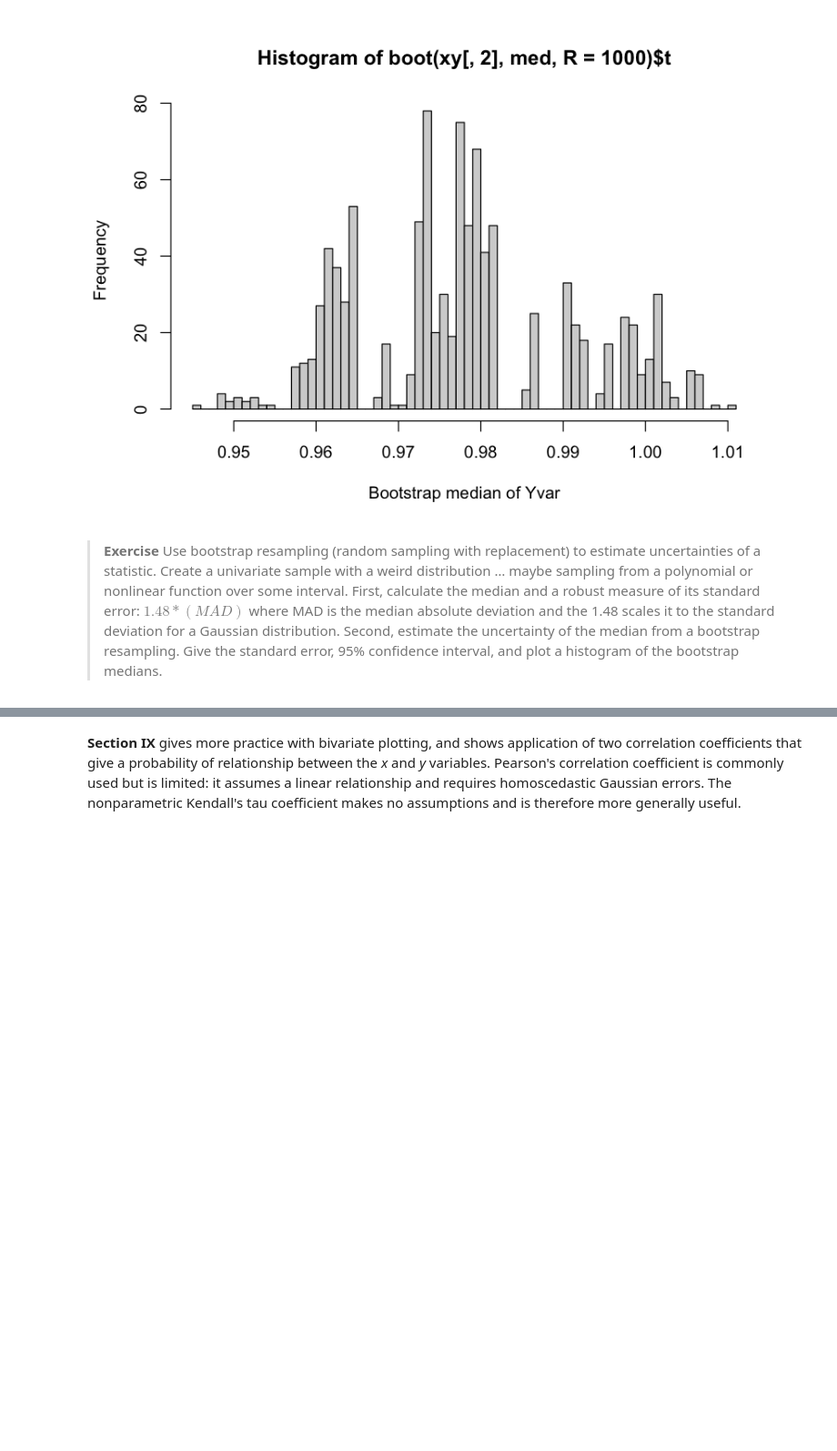
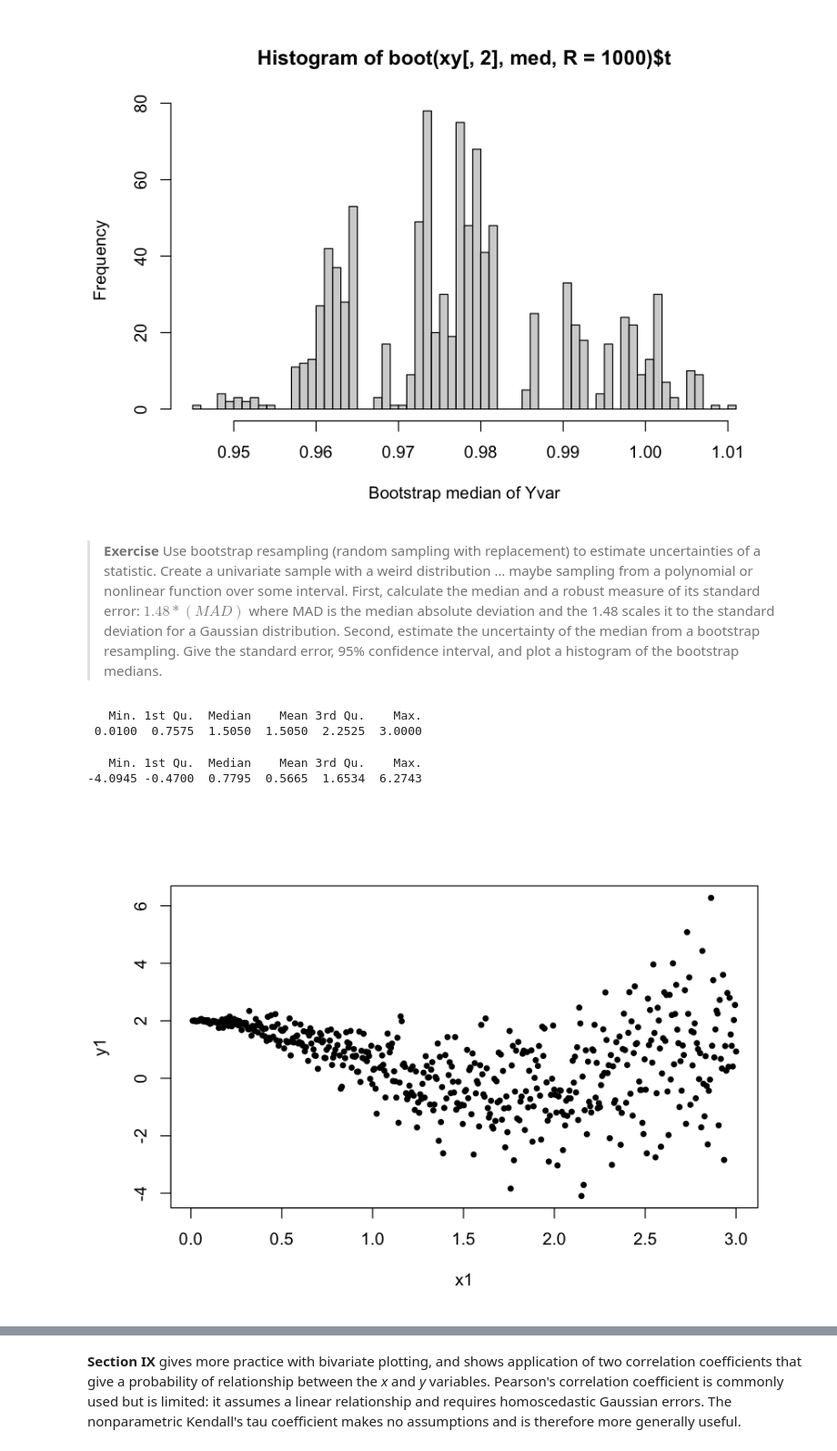
Before and after one commit to Jayshil/AstroStatistics, a Jupyter notebook: 0_Intro/2022_Tutorial_1_Intro_R.ipynb, the cells around one changed output, grey strips where cells are left out. Shown: that part at 91% size. Drawn from its saved outputs; the diff is of its cells as text; code cells hidden in the pictures; blank space fills up the shorter version.

```diff
--- a/0_Intro/2022_Tutorial_1_Intro_R.ipynb
+++ b/0_Intro/2022_Tutorial_1_Intro_R.ipynb
@@ -574,3 +576,16 @@ t1* 0.9771736 -1.271103e-05  0.01299467
 [figure]
 # %% [markdown]
 > **Exercise**  Use bootstrap resampling (random sampling with replacement) to estimate uncertainties of a statistic. Create a univariate sample with a weird distribution … maybe sampling from a polynomial or nonlinear function over some interval.  First, calculate the median and a robust measure of its standard error: $1.48*(MAD)$ where MAD is the median absolute deviation and the 1.48 scales it to the standard deviation for a Gaussian distribution.   Second, estimate the uncertainty of the median from a bootstrap resampling.  Give the standard error, 95% confidence interval, and plot a histogram of the bootstrap medians.
+# %%
+x1 <- sample(seq(0.01, 3, length.out=500))
+y1 <- cos(2*x1) + 0.1*x1 + 0.8^(x1^3.5) + rnorm(500, mean=0, sd=sin(0.5*x1) * (1+x1)^0.4)
+xy1 <- cbind(x1, y1)
+
+plot(xy1, pch=20)
+summary(x1) ; summary(y1)   	# Summarizes properties of an R object
+# %% [output]
+   Min. 1st Qu.  Median    Mean 3rd Qu.    Max.
+ 0.0100  0.7575  1.5050  1.5050  2.2525  3.0000
+   Min. 1st Qu.  Median    Mean 3rd Qu.    Max.
+-4.0945 -0.4700  0.7795  0.5665  1.6534  6.2743
+[figure, added]
```
Also changed, not shown: parts of 13 cells of this notebook.
